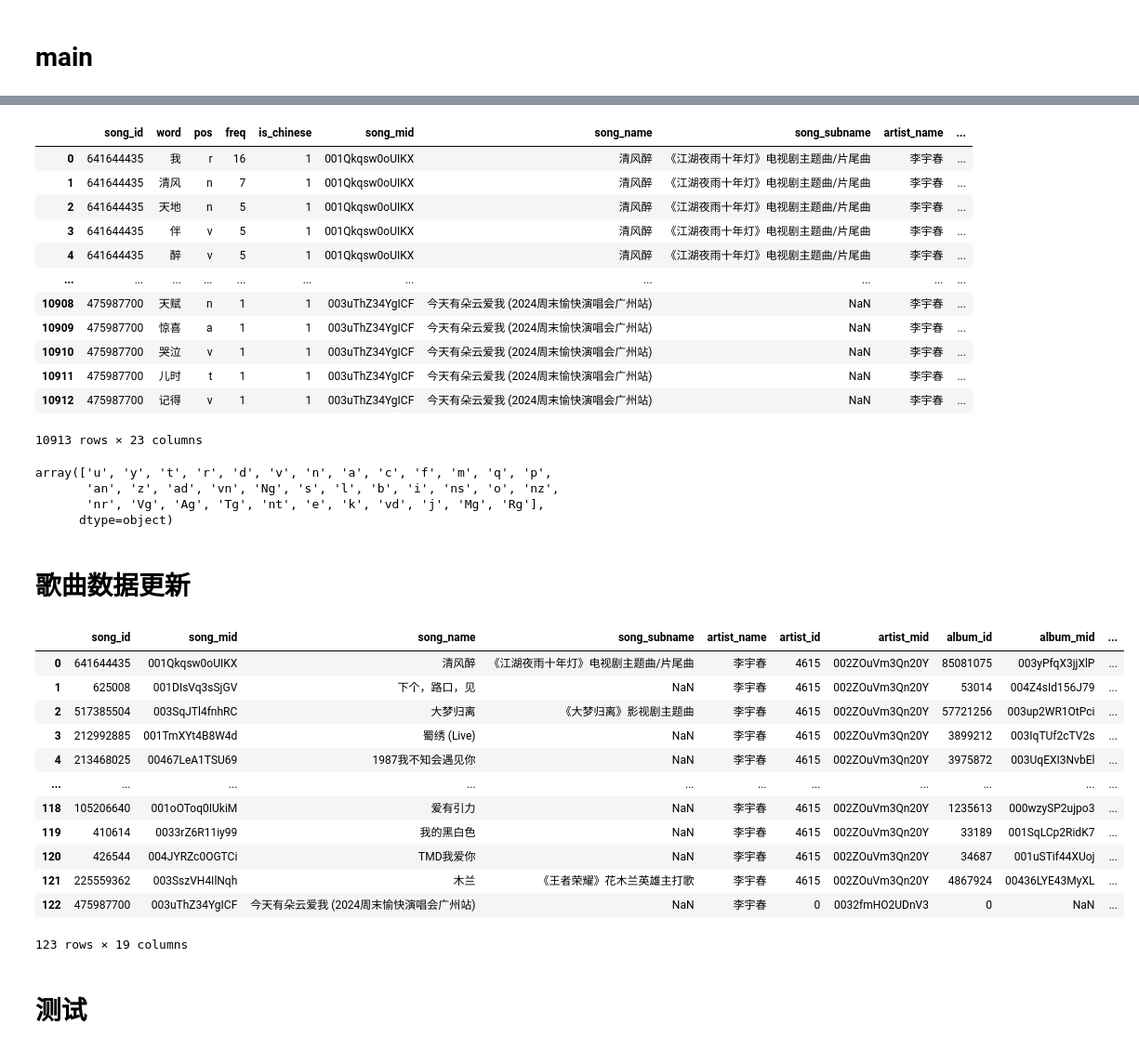
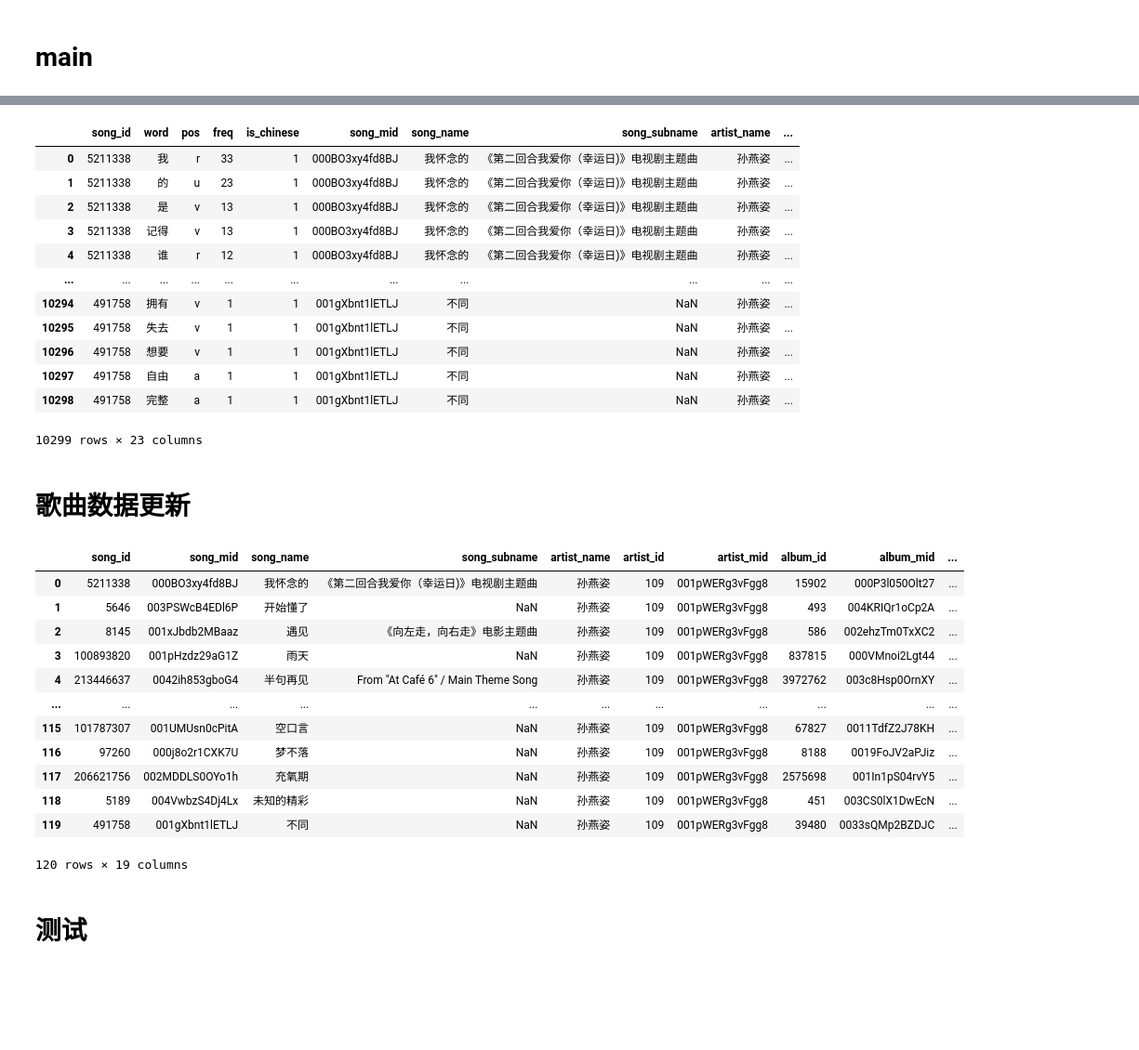
Before and after one commit to Kofi-W/net_charts, a Jupyter notebook: songs/word_pos_extra.ipynb, the cells around one changed output, grey strips where cells are left out. Shown at 93% size. Drawn from its saved outputs; the diff is of its cells as text; code cells hidden in the pictures; blank space fills up the shorter version.

```diff
--- a/songs/word_pos_extra.ipynb
+++ b/songs/word_pos_extra.ipynb
@@ -257,5 +279,8 @@ df_word
+# %%
+# 重新读取
+df_word_read = pd.read_csv(file_path_prefix + "raw_words_data.csv")
 # %%
-df_merged = words_data_merge(df_word, df_songs)
+df_merged = words_data_merge(df_word_read, df_songs)
 df_merged = df_merged.dropna(subset='song_name')
 df_merged
 # %% [output]
@@ -296,7 +323,10 @@ df_merged_chn['song_name_pure'].nunique()
 # %%
+# 虚拟专辑数据
 df_songs_part = df_merged_chn[[
     'song_name_pure'
 ]].drop_duplicates(keep='first').reset_index(drop=True)
+# 只保留120个
+df_songs_part = df_songs_part.head(120)
 df_songs_part['album_name'] = "PART " + (df_songs_part.index // 10 +
                                          1).astype(str)
 df_songs_part['album_order'] = df_songs_part.index // 10
@@ -321,27 +351,22 @@ df_merged_chn = df_merged_chn.copy()
 df_merged_chn['album_name_raw'] = df_merged_chn['album_name']
 df_merged_chn = df_merged_chn.drop(columns=['album_name'])
 df_merged_chn = df_merged_chn.merge(df_songs_part, on='song_name_pure', how='left')
+# 删除album_order为空的数据
+df_merged_chn = df_merged_chn.dropna(subset=['album_order'], axis=0)
 df_merged_chn
 # %% [output]
 |  | song_id | word | pos | freq | is_chinese | song_mid | song_name | song_subname | artist_name | ... |
-| 0 | 641644435 | 我 | r | 16 | 1 | 001Qkqsw0oUIKX | 清风醉 | 《江湖夜雨十年灯》电视剧主题曲/片尾曲 | 李宇春 | ... |
-| 1 | 641644435 | 清风 | n | 7 | 1 | 001Qkqsw0oUIKX | 清风醉 | 《江湖夜雨十年灯》电视剧主题曲/片尾曲 | 李宇春 | ... |
-| 2 | 641644435 | 天地 | n | 5 | 1 | 001Qkqsw0oUIKX | 清风醉 | 《江湖夜雨十年灯》电视剧主题曲/片尾曲 | 李宇春 | ... |
-| 3 | 641644435 | 伴 | v | 5 | 1 | 001Qkqsw0oUIKX | 清风醉 | 《江湖夜雨十年灯》电视剧主题曲/片尾曲 | 李宇春 | ... |
-| 4 | 641644435 | 醉 | v | 5 | 1 | 001Qkqsw0oUIKX | 清风醉 | 《江湖夜雨十年灯》电视剧主题曲/片尾曲 | 李宇春 | ... |
+| 0 | 5211338 | 我 | r | 33 | 1 | 000BO3xy4fd8BJ | 我怀念的 | 《第二回合我爱你（幸运日)》电视剧主题曲 | 孙燕姿 | ... |
+| 1 | 5211338 | 的 | u | 23 | 1 | 000BO3xy4fd8BJ | 我怀念的 | 《第二回合我爱你（幸运日)》电视剧主题曲 | 孙燕姿 | ... |
+| 2 | 5211338 | 是 | v | 13 | 1 | 000BO3xy4fd8BJ | 我怀念的 | 《第二回合我爱你（幸运日)》电视剧主题曲 | 孙燕姿 | ... |
+| 3 | 5211338 | 记得 | v | 13 | 1 | 000BO3xy4fd8BJ | 我怀念的 | 《第二回合我爱你（幸运日)》电视剧主题曲 | 孙燕姿 | ... |
+| 4 | 5211338 | 谁 | r | 12 | 1 | 000BO3xy4fd8BJ | 我怀念的 | 《第二回合我爱你（幸运日)》电视剧主题曲 | 孙燕姿 | ... |
 | ... | ... | ... | ... | ... | ... | ... | ... | ... | ... | ... |
-| 10908 | 475987700 | 天赋 | n | 1 | 1 | 003uThZ34YgICF | 今天有朵云爱我 (2024周末愉快演唱会广州站) | NaN | 李宇春 | ... |
-| 10909 | 475987700 | 惊喜 | a | 1 | 1 | 003uThZ34YgICF | 今天有朵云爱我 (2024周末愉快演唱会广州站) | NaN | 李宇春 | ... |
-| 10910 | 475987700 | 哭泣 | v | 1 | 1 | 003uThZ34YgICF | 今天有朵云爱我 (2024周末愉快演唱会广州站) | NaN | 李宇春 | ... |
-| 10911 | 475987700 | 儿时 | t | 1 | 1 | 003uThZ34YgICF | 今天有朵云爱我 (2024周末愉快演唱会广州站) | NaN | 李宇春 | ... |
-| 10912 | 475987700 | 记得 | v | 1 | 1 | 003uThZ34YgICF | 今天有朵云爱我 (2024周末愉快演唱会广州站) | NaN | 李宇春 | ... |
+| 10294 | 491758 | 拥有 | v | 1 | 1 | 001gXbnt1lETLJ | 不同 | NaN | 孙燕姿 | ... |
+| 10295 | 491758 | 失去 | v | 1 | 1 | 001gXbnt1lETLJ | 不同 | NaN | 孙燕姿 | ... |
+| 10296 | 491758 | 想要 | v | 1 | 1 | 001gXbnt1lETLJ | 不同 | NaN | 孙燕姿 | ... |
+| 10297 | 491758 | 自由 | a | 1 | 1 | 001gXbnt1lETLJ | 不同 | NaN | 孙燕姿 | ... |
+| 10298 | 491758 | 完整 | a | 1 | 1 | 001gXbnt1lETLJ | 不同 | NaN | 孙燕姿 | ... |
-10913 rows × 23 columns
+10299 rows × 23 columns
 # %%
 df_merged_chn.to_csv(file_path_prefix + "cleared_words_data.csv", index=False)
-# %%
-df_merged_chn['pos'].unique()
-# %% [output]
-array(['u', 'y', 't', 'r', 'd', 'v', 'n', 'a', 'c', 'f', 'm', 'q', 'p',
-       'an', 'z', 'ad', 'vn', 'Ng', 's', 'l', 'b', 'i', 'ns', 'o', 'nz',
-       'nr', 'Vg', 'Ag', 'Tg', 'nt', 'e', 'k', 'vd', 'j', 'Mg', 'Rg'],
-      dtype=object)
@@ -348,28 +380,23 @@ array(['u', 'y', 't', 'r', 'd', 'v', 'n', 'a', 'c', 'f', 'm', 'q', 'p',
 # %% [markdown]
 # 歌曲数据更新
 # %%
-# 虚拟专辑数据，index//12+1作为虚拟专辑
-df_songs_final = df_songs.copy()
-df_songs_final['album_name_raw'] = df_songs_final['album_name']
-df_songs_final = df_songs_final.drop(columns=['album_name'])
-df_songs_final['album_name'] = "PART " + (df_songs_final.index // 10 +
-                                1).astype(str)
-df_songs_final['album_order'] = df_songs_final.index // 10
+df_songs_final = df_merged_chn.drop(columns=['word', 'pos', 'freq', 'is_chinese']).drop_duplicates().reset_index(drop=True)
+
 df_songs_final
 # %% [output]
 |  | song_id | song_mid | song_name | song_subname | artist_name | artist_id | artist_mid | album_id | album_mid | ... |
-| 0 | 641644435 | 001Qkqsw0oUIKX | 清风醉 | 《江湖夜雨十年灯》电视剧主题曲/片尾曲 | 李宇春 | 4615 | 002ZOuVm3Qn20Y | 85081075 | 003yPfqX3jjXlP | ... |
-| 1 | 625008 | 001DIsVq3sSjGV | 下个，路口，见 | NaN | 李宇春 | 4615 | 002ZOuVm3Qn20Y | 53014 | 004Z4sId156J79 | ... |
-| 2 | 517385504 | 003SqJTl4fnhRC | 大梦归离 | 《大梦归离》影视剧主题曲 | 李宇春 | 4615 | 002ZOuVm3Qn20Y | 57721256 | 003up2WR1OtPci | ... |
-| 3 | 212992885 | 001TmXYt4B8W4d | 蜀绣 (Live) | NaN | 李宇春 | 4615 | 002ZOuVm3Qn20Y | 3899212 | 003IqTUf2cTV2s | ... |
-| 4 | 213468025 | 00467LeA1TSU69 | 1987我不知会遇见你 | NaN | 李宇春 | 4615 | 002ZOuVm3Qn20Y | 3975872 | 003UqEXI3NvbEl | ... |
+| 0 | 5211338 | 000BO3xy4fd8BJ | 我怀念的 | 《第二回合我爱你（幸运日)》电视剧主题曲 | 孙燕姿 | 109 | 001pWERg3vFgg8 | 15902 | 000P3l050Olt27 | ... |
+| 1 | 5646 | 003PSWcB4EDl6P | 开始懂了 | NaN | 孙燕姿 | 109 | 001pWERg3vFgg8 | 493 | 004KRIQr1oCp2A | ... |
+| 2 | 8145 | 001xJbdb2MBaaz | 遇见 | 《向左走，向右走》电影主题曲 | 孙燕姿 | 109 | 001pWERg3vFgg8 | 586 | 002ehzTm0TxXC2 | ... |
+| 3 | 100893820 | 001pHzdz29aG1Z | 雨天 | NaN | 孙燕姿 | 109 | 001pWERg3vFgg8 | 837815 | 000VMnoi2Lgt44 | ... |
+| 4 | 213446637 | 0042ih853gboG4 | 半句再见 | From "At Café 6" / Main Theme Song | 孙燕姿 | 109 | 001pWERg3vFgg8 | 3972762 | 003c8Hsp0OrnXY | ... |
 | ... | ... | ... | ... | ... | ... | ... | ... | ... | ... | ... |
-| 118 | 105206640 | 001oOToq0IUkiM | 爱有引力 | NaN | 李宇春 | 4615 | 002ZOuVm3Qn20Y | 1235613 | 000wzySP2ujpo3 | ... |
-| 119 | 410614 | 0033rZ6R11iy99 | 我的黑白色 | NaN | 李宇春 | 4615 | 002ZOuVm3Qn20Y | 33189 | 001SqLCp2RidK7 | ... |
-| 120 | 426544 | 004JYRZc0OGTCi | TMD我爱你 | NaN | 李宇春 | 4615 | 002ZOuVm3Qn20Y | 34687 | 001uSTif44XUoj | ... |
-| 121 | 225559362 | 003SszVH4IlNqh | 木兰 | 《王者荣耀》花木兰英雄主打歌 | 李宇春 | 4615 | 002ZOuVm3Qn20Y | 4867924 | 00436LYE43MyXL | ... |
-| 122 | 475987700 | 003uThZ34YgICF | 今天有朵云爱我 (2024周末愉快演唱会广州站) | NaN | 李宇春 | 0 | 0032fmHO2UDnV3 | 0 | NaN | ... |
+| 115 | 101787307 | 001UMUsn0cPitA | 空口言 | NaN | 孙燕姿 | 109 | 001pWERg3vFgg8 | 67827 | 0011TdfZ2J78KH | ... |
+| 116 | 97260 | 000j8o2r1CXK7U | 梦不落 | NaN | 孙燕姿 | 109 | 001pWERg3vFgg8 | 8188 | 0019FoJV2aPJiz | ... |
+| 117 | 206621756 | 002MDDLS0OYo1h | 充氧期 | NaN | 孙燕姿 | 109 | 001pWERg3vFgg8 | 2575698 | 001In1pS04rvY5 | ... |
+| 118 | 5189 | 004VwbzS4Dj4Lx | 未知的精彩 | NaN | 孙燕姿 | 109 | 001pWERg3vFgg8 | 451 | 003CS0lX1DwEcN | ... |
+| 119 | 491758 | 001gXbnt1lETLJ | 不同 | NaN | 孙燕姿 | 109 | 001pWERg3vFgg8 | 39480 | 0033sQMp2BZDJC | ... |
-123 rows × 19 columns
+120 rows × 19 columns
 # %%
 df_songs_final.to_csv(file_path_prefix + 'cleared_song_data.csv', index=False)
 # %% [markdown]
```
Also changed, not shown: parts of 10 cells of this notebook, 6 other files.
